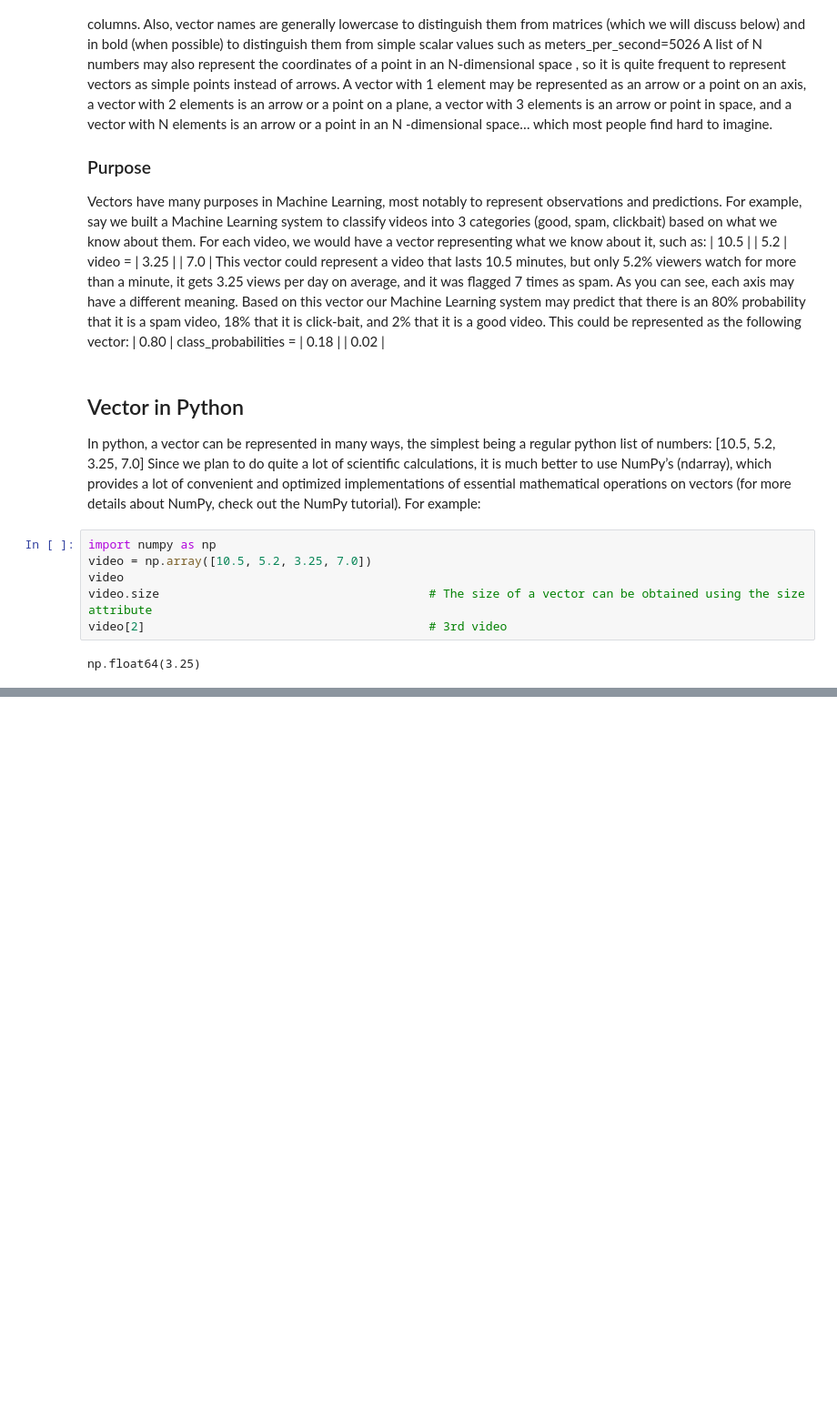
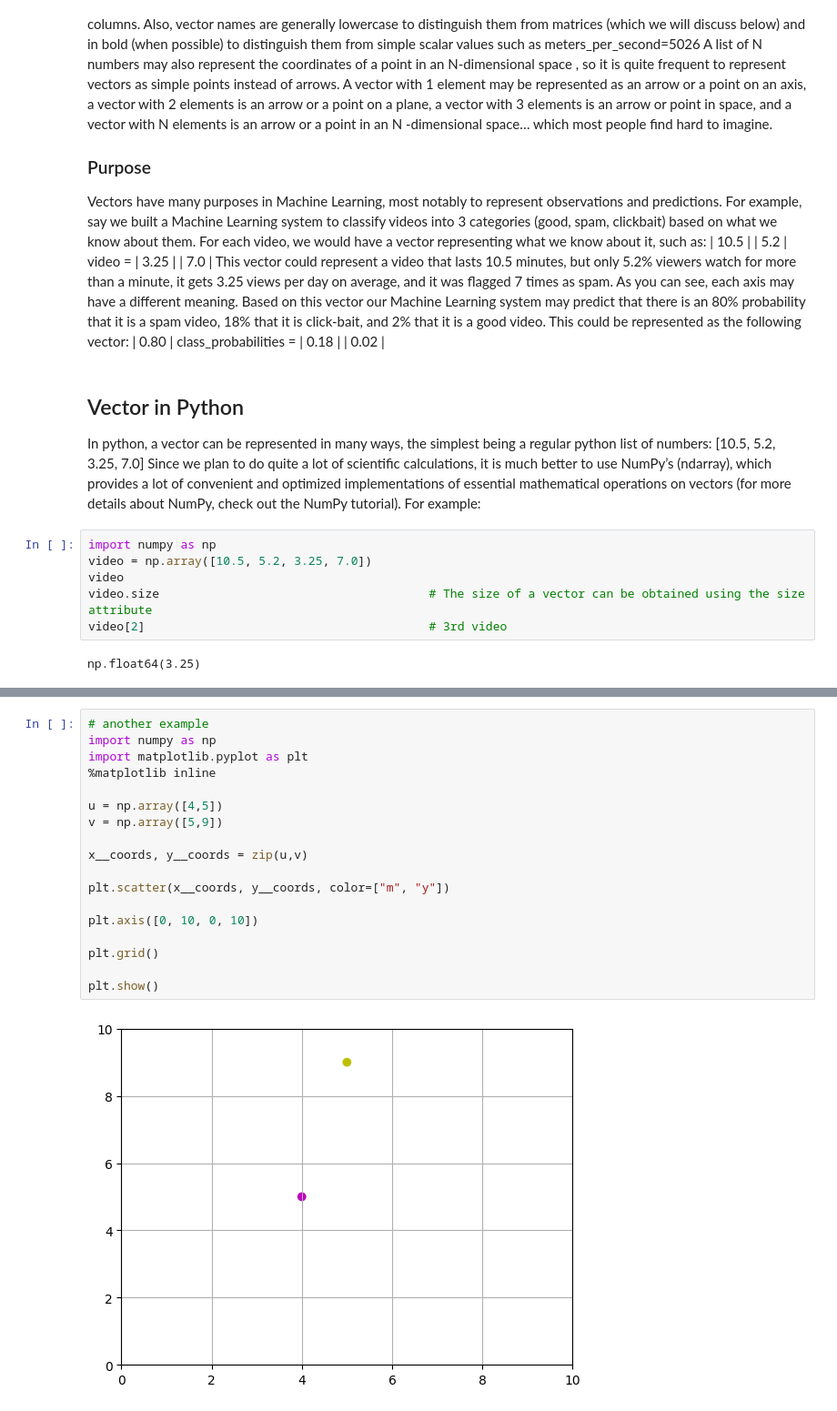
Before and after one commit to Azure06072005/Data-Science-with-Python, a Jupyter notebook: Math/Linear_Algebra.ipynb, the cells around one changed output, grey strips where cells are left out. Shown at 91% size. Drawn from its saved outputs; the diff is of its cells as text; blank space fills up the shorter version.

```diff
--- a/Math/Linear_Algebra.ipynb
+++ b/Math/Linear_Algebra.ipynb
@@ -42,0 +82,20 @@ np.float64(3.25)
+# %%
+# another example
+import numpy as np
+import matplotlib.pyplot as plt
+%matplotlib inline
+
+u = np.array([4,5])
+v = np.array([5,9])
+
+x__coords, y__coords = zip(u,v)
+
+plt.scatter(x__coords, y__coords, color=["m", "y"])
+
+plt.axis([0, 10, 0, 10])
+
+plt.grid()
+
+plt.show()
+# %% [output]
+[figure, added]
```
Also changed, not shown: parts of 8 cells of this notebook, 11 other files.
